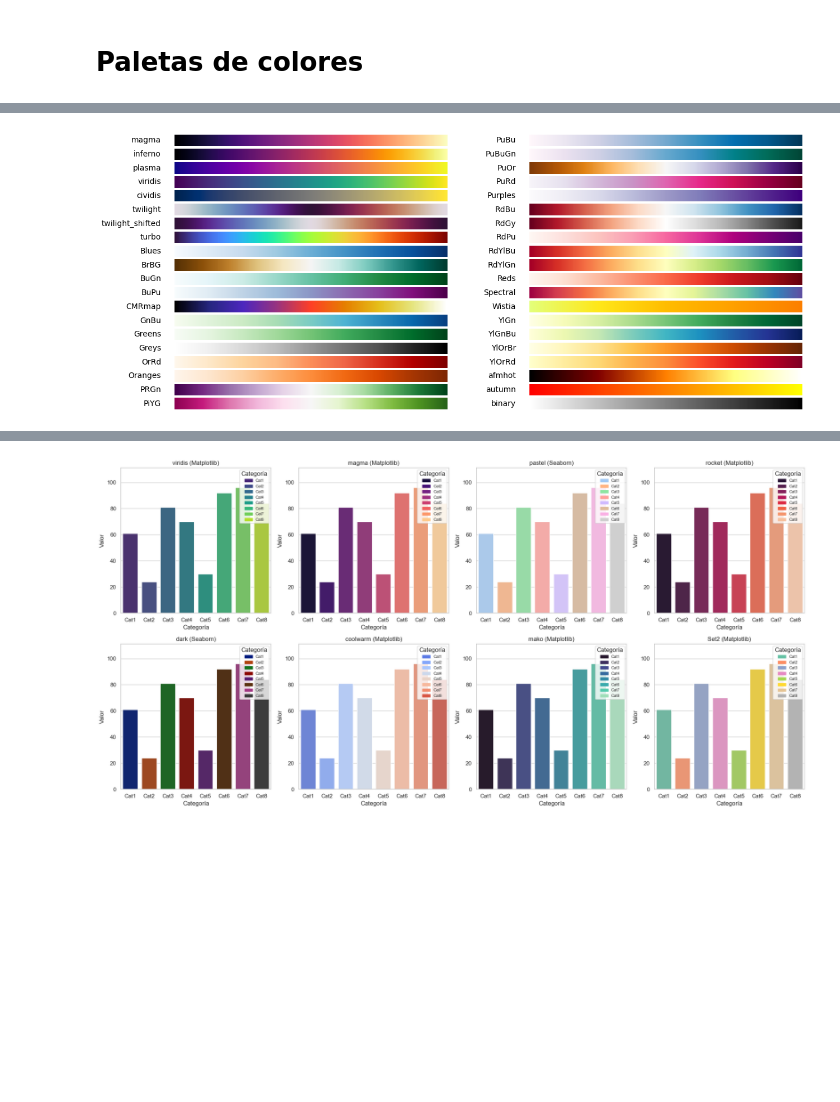
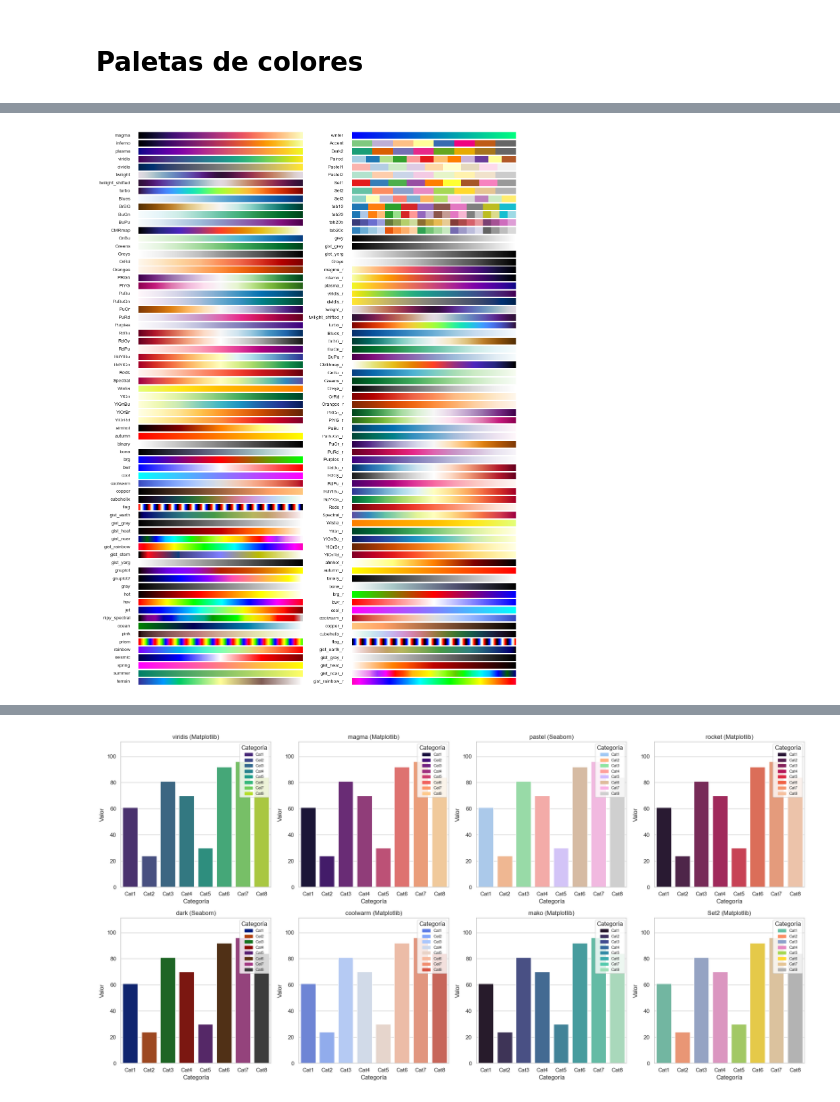
Before and after one commit to everrabbit/CDST, a Jupyter notebook: Simples pero muy útiles 🐇/Guía de colores/Paletas de colores.ipynb, the cells around one changed output, grey strips where cells are left out. Cells and saved outputs as stored; diff of their text form; code cells hidden in the pictures; blank space fills up the shorter version.

```diff
--- a/Simples pero muy útiles 🐇/Guía de colores/Paletas de colores.ipynb
+++ b/Simples pero muy útiles 🐇/Guía de colores/Paletas de colores.ipynb
@@ -80,32 +62,32 @@ def plot_color_gradients(category, start_range=1, end_range=20):
             ax_left = axs[i, 0]
             ax_left.imshow(gradient, aspect='auto', cmap=mpl.colormaps[name])
             ax_left.text(-0.05, 0.5, name, va='center', ha='right', fontsize=10,
                         transform=ax_left.transAxes)
             ax_left.set_axis_off()
         else:
             # Ocultar ejes vacíos
             axs[i, 0].set_axis_off()
             axs[i, 0].set_visible(False)
 
     # Llenar columna derecha
     for i in range(nrows):
         if i < len(right_column):
             name = right_column[i]
             ax_right = axs[i, 1]
             ax_right.imshow(gradient, aspect='auto', cmap=mpl.colormaps[name])
             ax_right.text(-0.05, 0.5, name, va='center', ha='right', fontsize=10,
                          transform=ax_right.transAxes)
             ax_right.set_axis_off()
         else:
             # Ocultar ejes vacíos
             axs[i, 1].set_axis_off()
             axs[i, 1].set_visible(False)
 
     # Guardar lista de colormaps para uso posterior
     cmaps[category] = selected_cmaps
     plt.show()
 
 # Ejemplo de uso: del 1 al 20
-plot_color_gradients('Paletas 1-20', start_range=1, end_range=40)
+plot_color_gradients('Paletas 1-20', start_range=1, end_range=140)
 # %% [output]
-[figure, old version]
+[figure, new version]
```
Also changed, not shown: parts of 7 cells of this notebook.
